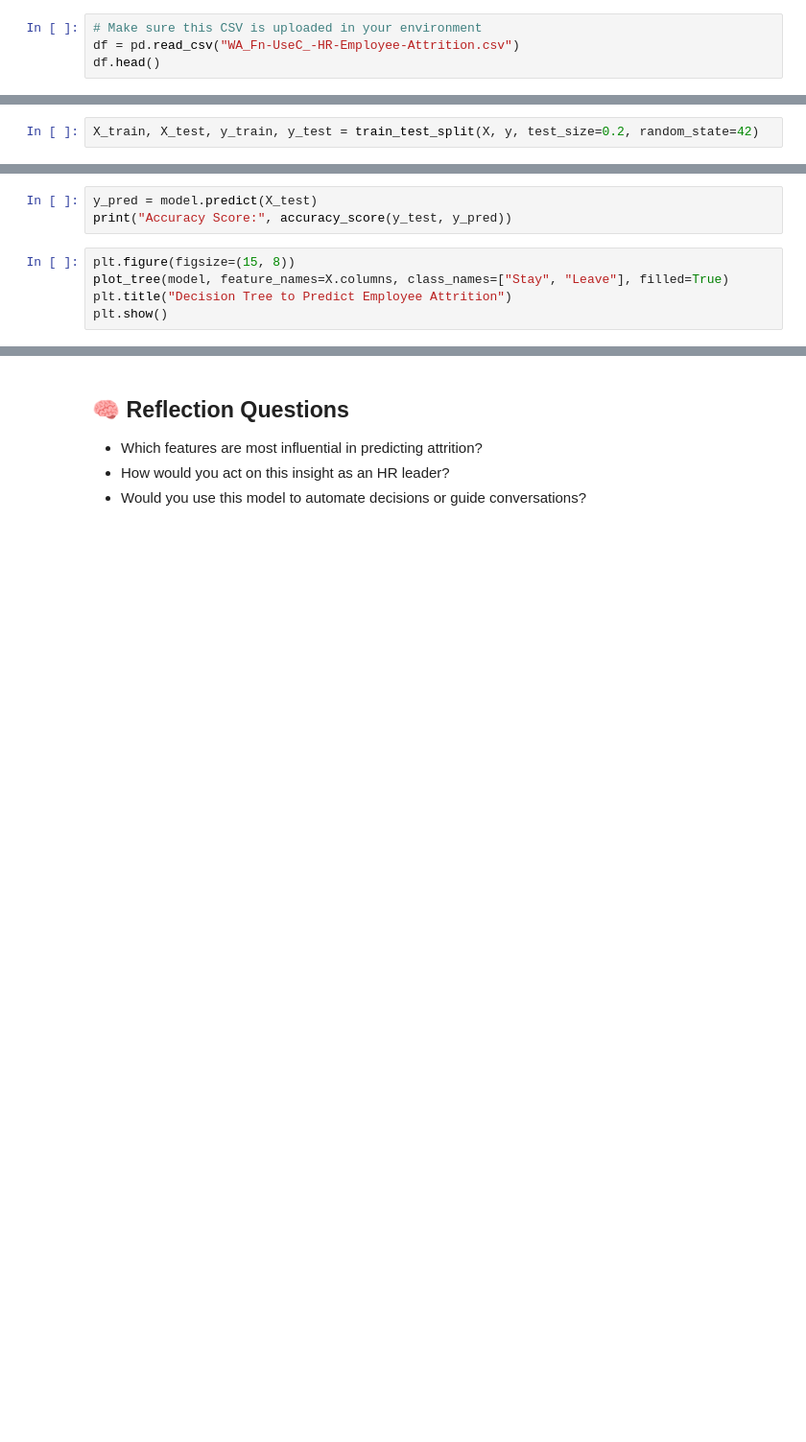
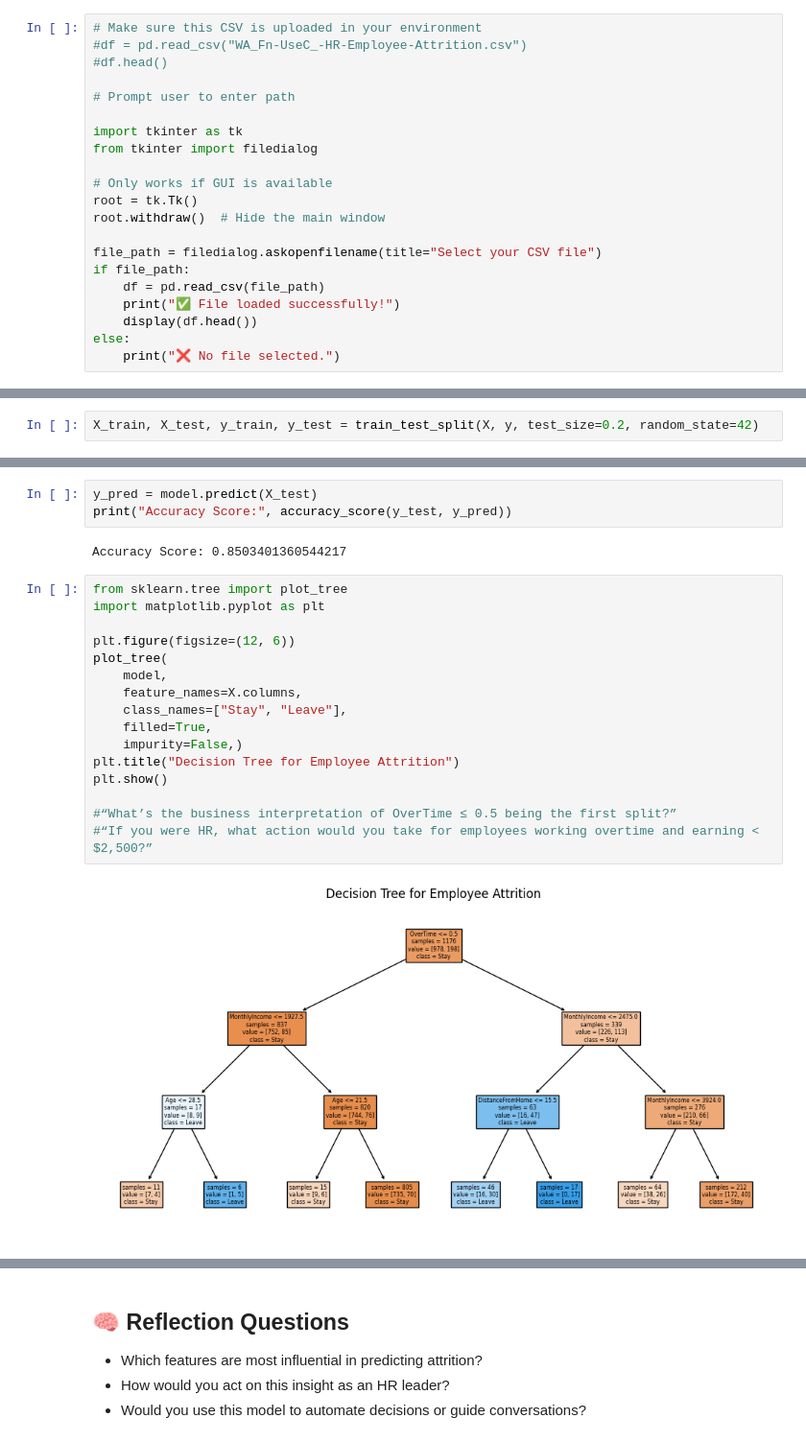
Before and after one commit to activesun1982/decision-tree-hr-attrition-analysis, a Jupyter notebook: decision_tree_attrition_fixed.ipynb, the cells around one changed output, grey strips where cells are left out. Shown at 96% size. Cells and saved outputs as stored; diff of their text form; blank space fills up the shorter version.

Commit message:
update with added ticker for file path, add parameter tuning

```diff
--- a/decision_tree_attrition_fixed.ipynb
+++ b/decision_tree_attrition_fixed.ipynb
@@ -17,5 +19,22 @@ from sklearn.metrics import accuracy_score, confusion_matrix, ConfusionMatrixDis
 import matplotlib.pyplot as plt
 # %%
 # Make sure this CSV is uploaded in your environment
-df = pd.read_csv("WA_Fn-UseC_-HR-Employee-Attrition.csv")
-df.head()
+#df = pd.read_csv("WA_Fn-UseC_-HR-Employee-Attrition.csv")
+#df.head()
+
+# Prompt user to enter path
+
+import tkinter as tk
+from tkinter import filedialog
+
+# Only works if GUI is available
+root = tk.Tk()
+root.withdraw()  # Hide the main window
+
+file_path = filedialog.askopenfilename(title="Select your CSV file")
+if file_path:
+    df = pd.read_csv(file_path)
+    print("✅ File loaded successfully!")
+    display(df.head())
+else:
+    print("❌ No file selected.")
@@ -35,9 +72,24 @@ model.fit(X_train, y_train)
 # %%
 y_pred = model.predict(X_test)
 print("Accuracy Score:", accuracy_score(y_test, y_pred))
+# %% [output]
+Accuracy Score: 0.8503401360544217
 # %%
-plt.figure(figsize=(15, 8))
-plot_tree(model, feature_names=X.columns, class_names=["Stay", "Leave"], filled=True)
-plt.title("Decision Tree to Predict Employee Attrition")
+from sklearn.tree import plot_tree
+import matplotlib.pyplot as plt
+
+plt.figure(figsize=(12, 6))
+plot_tree(
+    model,
+    feature_names=X.columns,
+    class_names=["Stay", "Leave"],
+    filled=True,
+    impurity=False,)
+plt.title("Decision Tree for Employee Attrition")
 plt.show()
+
+#“What’s the business interpretation of OverTime ≤ 0.5 being the first split?”
+#“If you were HR, what action would you take for employees working overtime and earning < $2,500?”
+# %% [output]
+[figure, added]
 # %%
```
Also changed, not shown: parts of 7 cells of this notebook.
